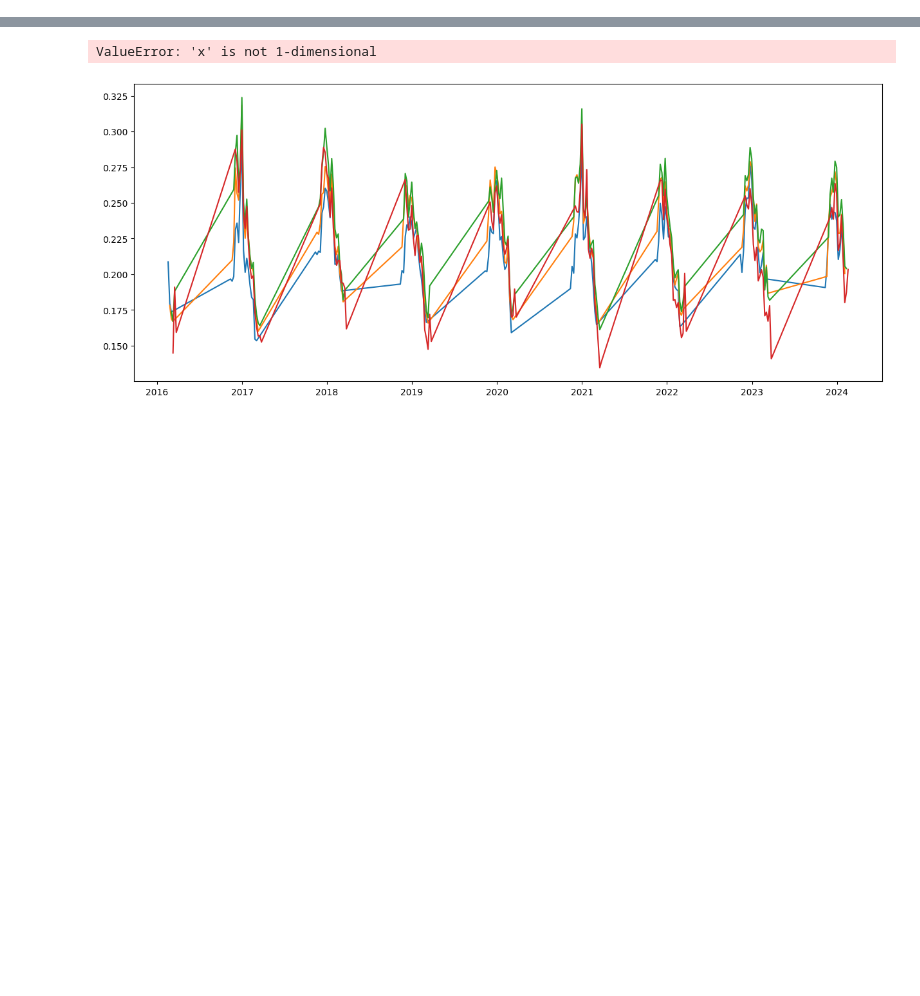
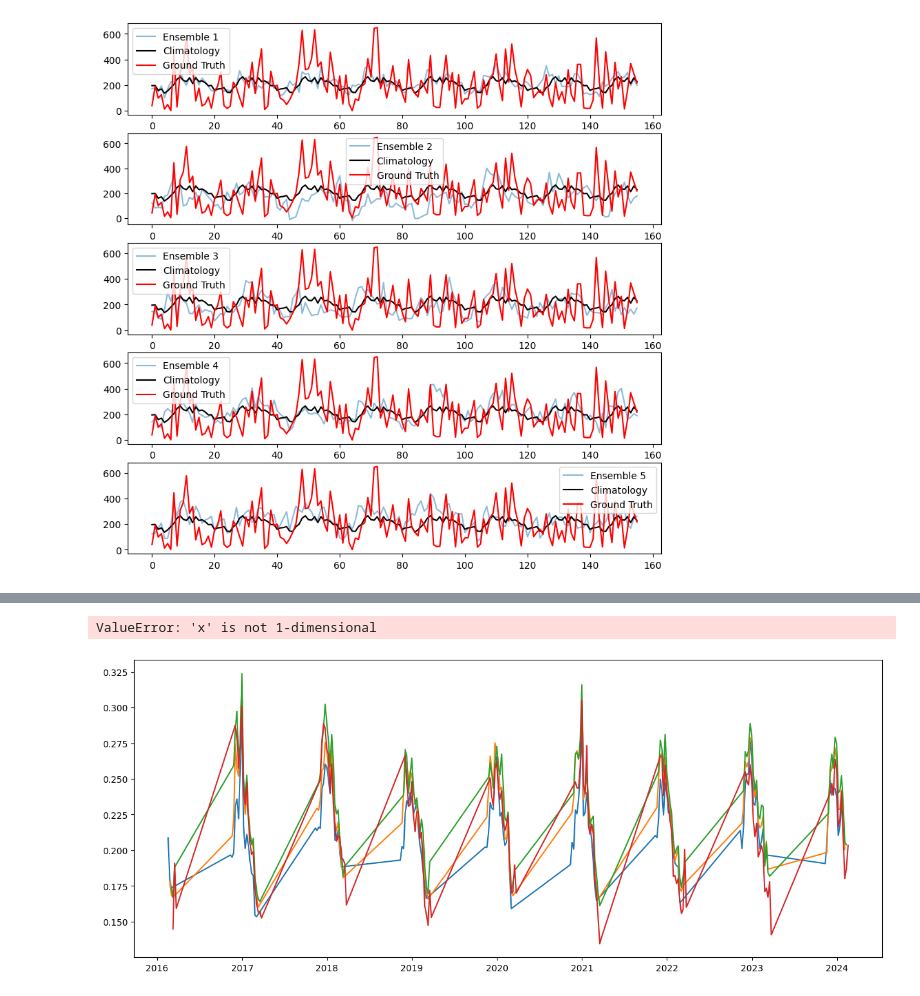
Before and after one commit to EmmaGau/extreme_events_forecasting, a Jupyter notebook: notebooks/ensemble_evaluation.ipynb, the cells around one changed output, grey strips where cells are left out. Drawn from its saved outputs; the diff is of its cells as text; code cells hidden in the pictures; blank space fills up the shorter version.

```diff
--- a/notebooks/ensemble_evaluation.ipynb
+++ b/notebooks/ensemble_evaluation.ipynb
@@ -25,0 +573,4 @@ gt_file = "/home/egauillard/extreme_events_forecasting/earthfomer_mediteranean/s
+# %%
+pred_ds = [transform_data(xr.open_dataset(f)['tp']) for f in pred_files]
+climatology_ds = transform_data(xr.open_dataset(climatology_file)['tp'])
+gt_ds = transform_data(xr.open_dataset(gt_file)['tp'])
@@ -25,0 +586,18 @@ gt_file = "/home/egauillard/extreme_events_forecasting/earthfomer_mediteranean/s
+# %%
+# Select a specific grid cell (adjust these indices as needed)
+lat_idx, lon_idx = 0,4
+# Extract data for the selected grid cell
+gt_values = gt_ds.isel(latitude=lat_idx, longitude=lon_idx).values.flatten()
+
+climatology_values = climatology_ds.isel(latitude=lat_idx, longitude=lon_idx).values.flatten()
+ensemble_values = [ds.isel(latitude=lat_idx, longitude=lon_idx).values.flatten() for ds in pred_ds]
+
+# do a bar plot for every ensemble on different figures
+fig, axs = plt.subplots(len(ensemble_values), 1, figsize=(10, 10))
+for i, ensemble in enumerate(ensemble_values):
+    axs[i].plot(np.arange(ensemble.size), ensemble, alpha=0.5, label=f"Ensemble {i+1}")
+    axs[i].plot(climatology_values, color='black', label='Climatology')
+    axs[i].plot(gt_values, color='red', label='Ground Truth')
+    axs[i].legend()
+# %% [output]
+[figure, added]
```
Also changed, not shown: parts of 18 cells of this notebook, 2 other files.
